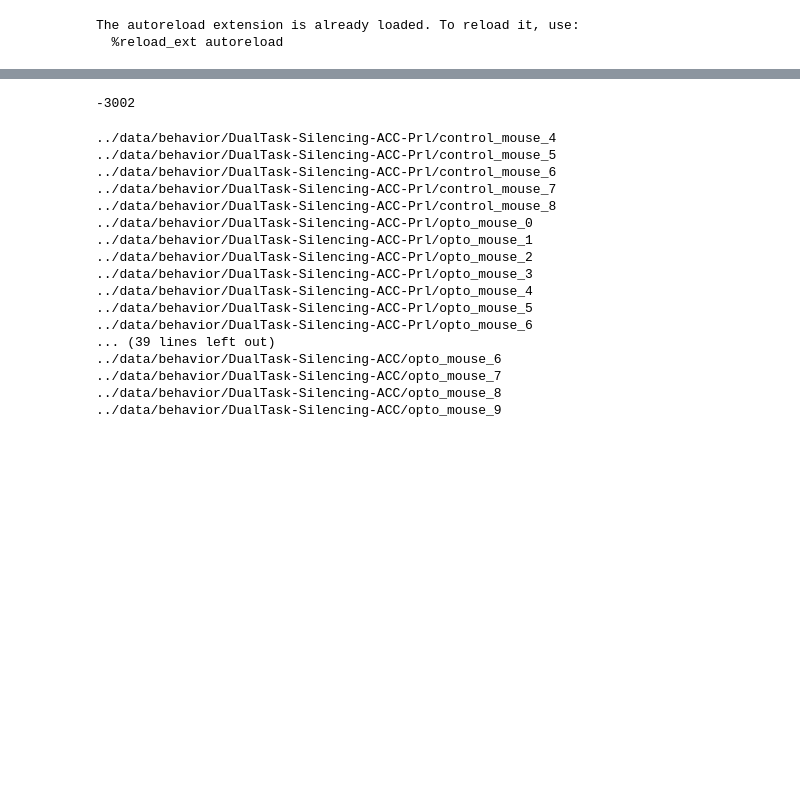
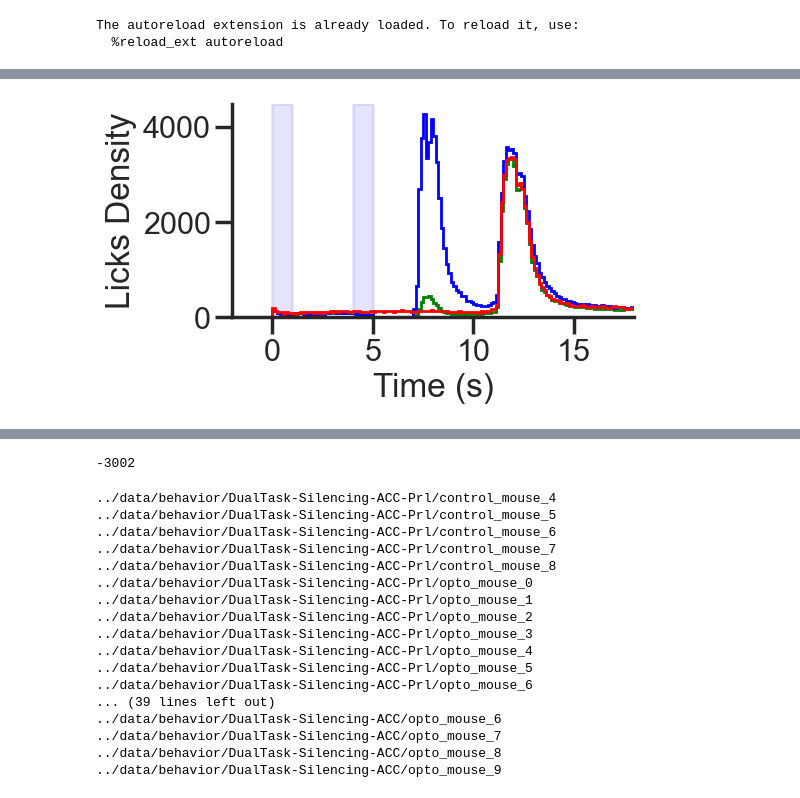
Before and after one commit to kiriclope/HiDN, a Jupyter notebook: notebooks/behavior.ipynb, the cells around one changed output, grey strips where cells are left out. Cells and saved outputs as stored; diff of their text form; code cells hidden in the pictures; blank space fills up the shorter version.

```diff
--- a/notebooks/performance.ipynb
+++ b/notebooks/behavior.ipynb
@@ -73,0 +141,10 @@ array([[1044267570,         85,         51,         95,        170],
+# %%
+dpa_all = np.hstack(mice_dpa[10:])
+go_all = np.hstack(mice_go[10:])
+nogo_all = np.hstack(mice_nogo[10:])
+
+licks_all = [np.hstack(dpa_all), np.hstack(go_all), np.hstack(nogo_all)]
+
+licks_density, bins = plot_licks_hist(licks_all, n_bins='auto')
+# %% [output]
+[figure, added]
```
Also changed, not shown: parts of 24 cells of this notebook.
